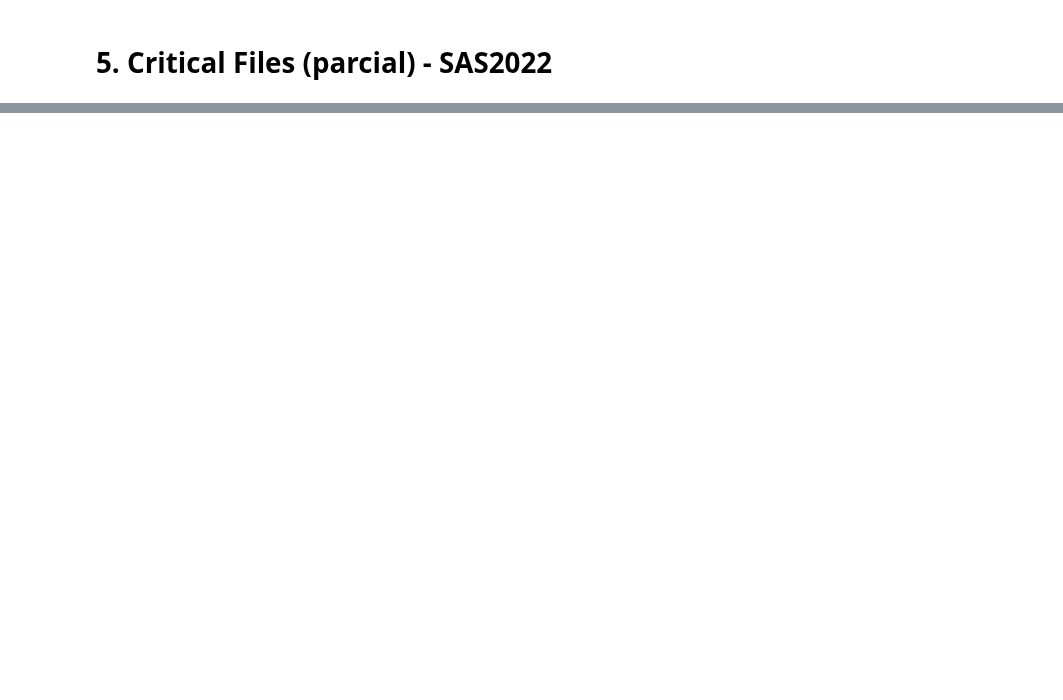
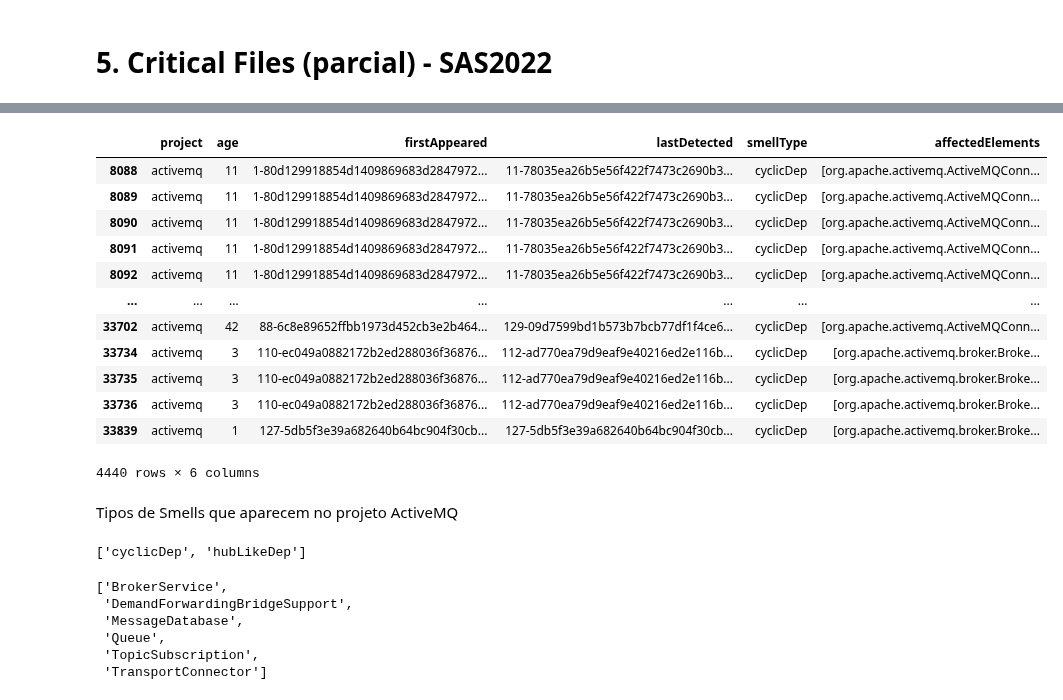
Before and after one commit to armandossrecife/piloto, a Jupyter notebook: compara_sas2022.ipynb, the cells around one changed output, grey strips where cells are left out. Drawn from its saved outputs; the diff is of its cells as text; code cells hidden in the pictures; blank space fills up the shorter version.

```diff
--- a/compara_sas2022.ipynb
+++ b/compara_sas2022.ipynb
@@ -915,0 +960,38 @@ df_critical_files_guava.head(90)
+# %%
+colunas_smells = ['project', 'age', 'firstAppeared', 'lastDetected', 'smellType', 'affectedElements']
+df_activemq_smells_classes_affected[colunas_smells]
+# %% [output]
+|  | project | age | firstAppeared | lastDetected | smellType | affectedElements |
+| 8088 | activemq | 11 | 1-80d129918854d1409869683d2847972... | 11-78035ea26b5e56f422f7473c2690b3... | cyclicDep | [org.apache.activemq.ActiveMQConn... |
+| 8089 | activemq | 11 | 1-80d129918854d1409869683d2847972... | 11-78035ea26b5e56f422f7473c2690b3... | cyclicDep | [org.apache.activemq.ActiveMQConn... |
+| 8090 | activemq | 11 | 1-80d129918854d1409869683d2847972... | 11-78035ea26b5e56f422f7473c2690b3... | cyclicDep | [org.apache.activemq.ActiveMQConn... |
+| 8091 | activemq | 11 | 1-80d129918854d1409869683d2847972... | 11-78035ea26b5e56f422f7473c2690b3... | cyclicDep | [org.apache.activemq.ActiveMQConn... |
+| 8092 | activemq | 11 | 1-80d129918854d1409869683d2847972... | 11-78035ea26b5e56f422f7473c2690b3... | cyclicDep | [org.apache.activemq.ActiveMQConn... |
+| ... | ... | ... | ... | ... | ... | ... |
+| 33702 | activemq | 42 | 88-6c8e89652ffbb1973d452cb3e2b464... | 129-09d7599bd1b573b7bcb77df1f4ce6... | cyclicDep | [org.apache.activemq.ActiveMQConn... |
+| 33734 | activemq | 3 | 110-ec049a0882172b2ed288036f36876... | 112-ad770ea79d9eaf9e40216ed2e116b... | cyclicDep | [org.apache.activemq.broker.Broke... |
+| 33735 | activemq | 3 | 110-ec049a0882172b2ed288036f36876... | 112-ad770ea79d9eaf9e40216ed2e116b... | cyclicDep | [org.apache.activemq.broker.Broke... |
+| 33736 | activemq | 3 | 110-ec049a0882172b2ed288036f36876... | 112-ad770ea79d9eaf9e40216ed2e116b... | cyclicDep | [org.apache.activemq.broker.Broke... |
+| 33839 | activemq | 1 | 127-5db5f3e39a682640b64bc904f30cb... | 127-5db5f3e39a682640b64bc904f30cb... | cyclicDep | [org.apache.activemq.broker.Broke... |
+4440 rows × 6 columns
+# %% [markdown]
+Tipos de Smells que aparecem no projeto ActiveMQ
+# %%
+activemq_smells = df_activemq_smells_classes_affected.smellType.unique().tolist()
+activemq_smells
+# %% [output]
+['cyclicDep', 'hubLikeDep']
+# %%
+lista_arquivos_criticos_activemq = []
+for each in df_critial_files_parcial_activemq.nome.to_list():
+  each = each.replace('.java', '')
+  lista_arquivos_criticos_activemq.append(each)
+
+lista_arquivos_criticos_activemq
+# %% [output]
+['BrokerService',
+ 'DemandForwardingBridgeSupport',
+ 'MessageDatabase',
+ 'Queue',
+ 'TopicSubscription',
+ 'TransportConnector']
```
Also changed, not shown: parts of 18 cells of this notebook.
